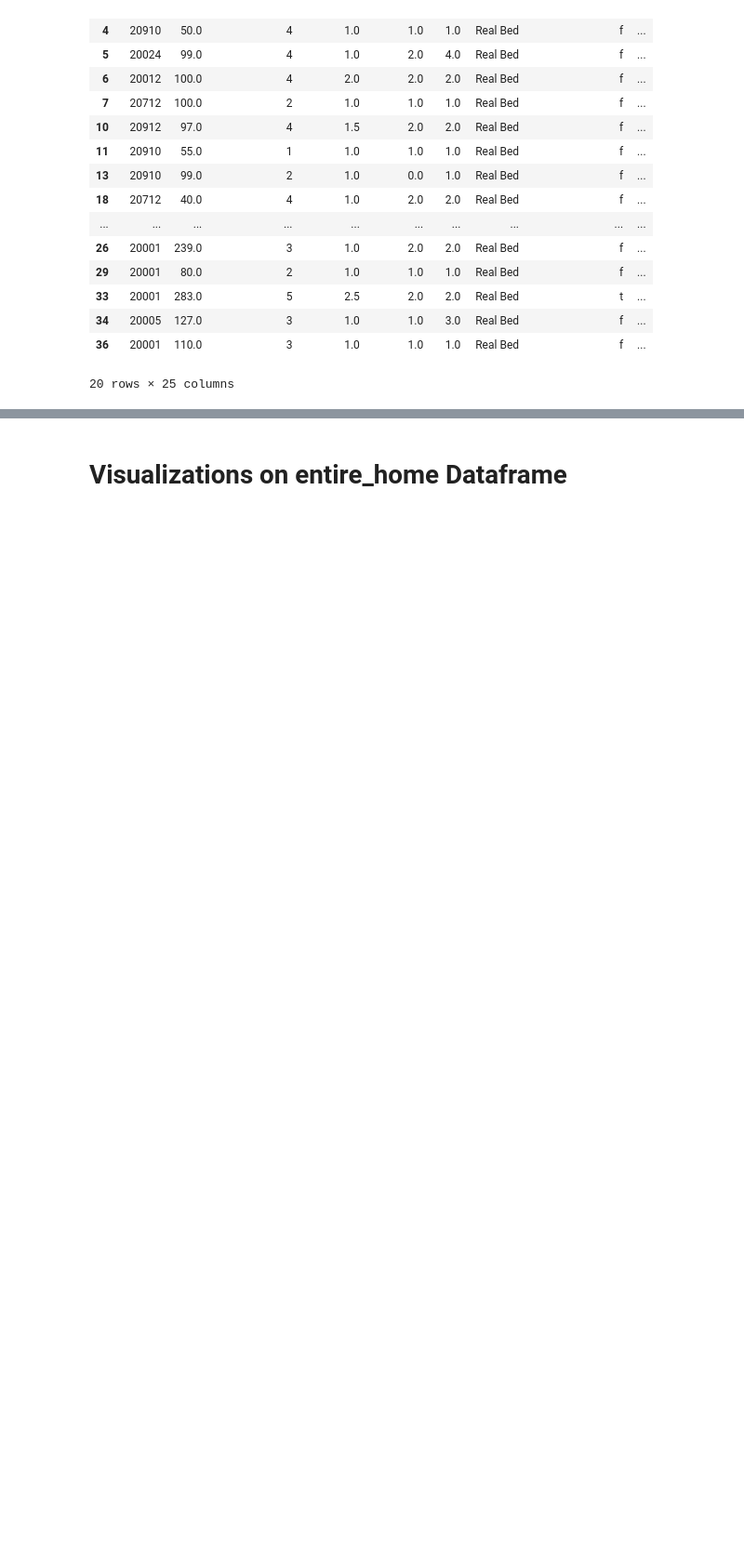
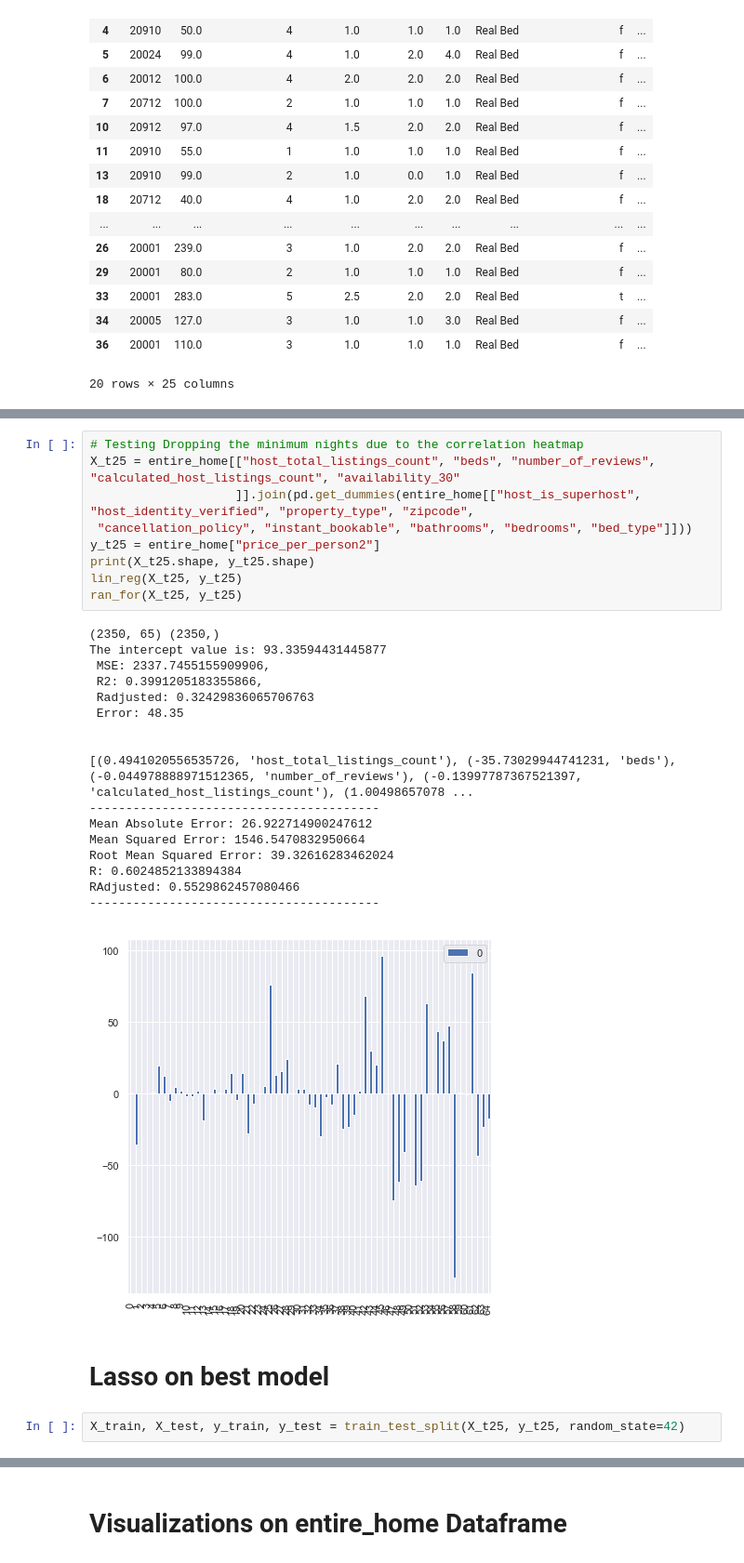
Before and after one commit to parmetd/Project-3-Airbnb-Pricing, a Jupyter notebook: Airbnb_EDA.ipynb, the cells around one changed output, grey strips where cells are left out. Shown at 93% size. Saved outputs shown, nothing was run; the diff lists cells and outputs as text; blank space fills up the shorter version.

```diff
--- a/Airbnb_EDA.ipynb
+++ b/Airbnb_EDA.ipynb
@@ -1857,0 +1818,31 @@ RAdjusted: 0.5165784563759999
+# %%
+# Testing Dropping the minimum nights due to the correlation heatmap
+X_t25 = entire_home[["host_total_listings_count", "beds", "number_of_reviews", "calculated_host_listings_count", "availability_30"
+                    ]].join(pd.get_dummies(entire_home[["host_is_superhost", "host_identity_verified", "property_type", "zipcode",
+ "cancellation_policy", "instant_bookable", "bathrooms", "bedrooms", "bed_type"]]))
+y_t25 = entire_home["price_per_person2"]
+print(X_t25.shape, y_t25.shape)
+lin_reg(X_t25, y_t25)
+ran_for(X_t25, y_t25)
+# %% [output]
+(2350, 65) (2350,)
+The intercept value is: 93.33594431445877
+ MSE: 2337.7455155909906,
+ R2: 0.3991205183355866,
+ Radjusted: 0.32429836065706763
+ Error: 48.35
+
+
+[(0.4941020556535726, 'host_total_listings_count'), (-35.73029944741231, 'beds'), (-0.044978888971512365, 'number_of_reviews'), (-0.13997787367521397, 'calculated_host_listings_count'), (1.00498657078 ...
+----------------------------------------
+Mean Absolute Error: 26.922714900247612
+Mean Squared Error: 1546.5470832950664
+Root Mean Squared Error: 39.32616283462024
+R: 0.6024852133894384
+RAdjusted: 0.5529862457080466
+----------------------------------------
+[figure, added]
+# %% [markdown]
+# Lasso on best model
+# %%
+X_train, X_test, y_train, y_test = train_test_split(X_t25, y_t25, random_state=42)
```
Also changed, not shown: parts of 52 cells of this notebook, 30 other files.
